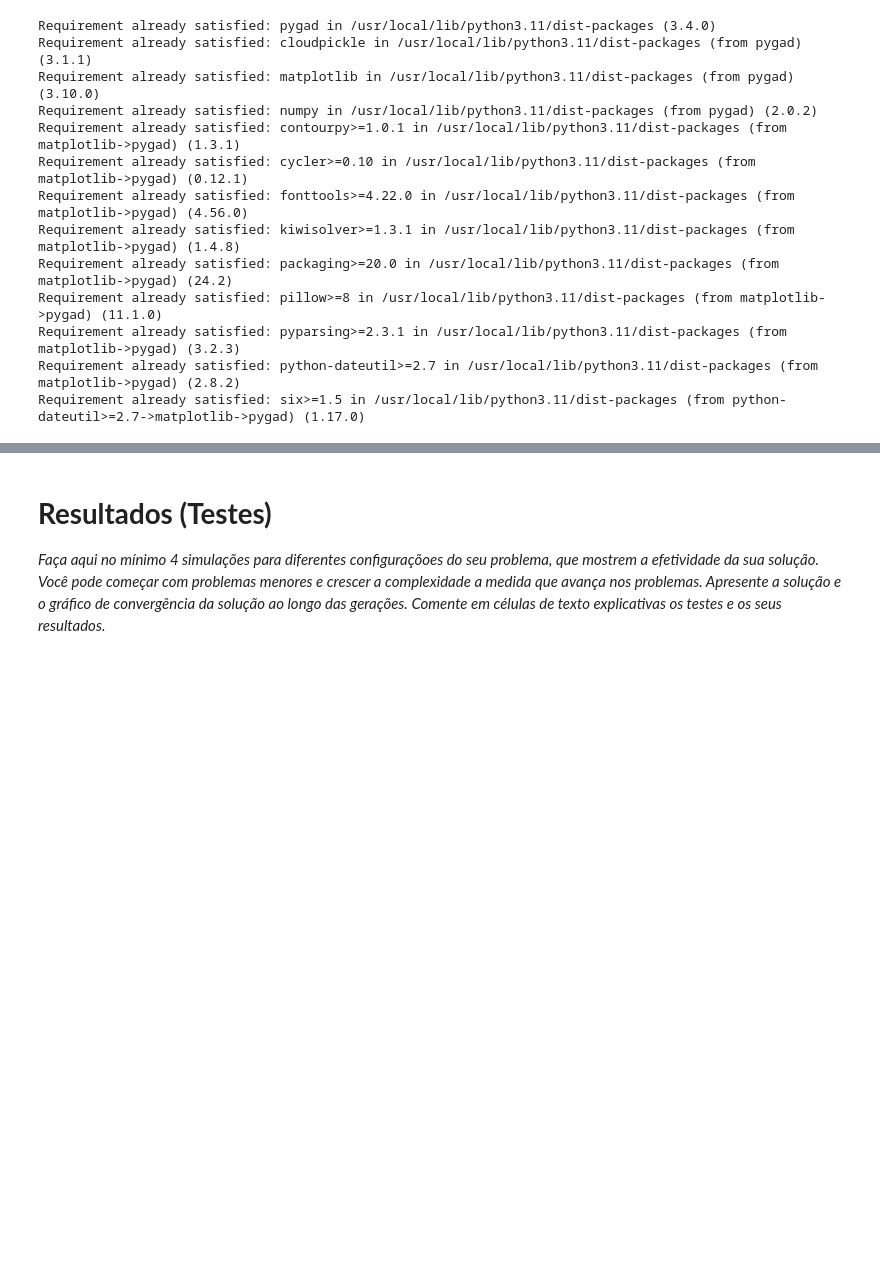
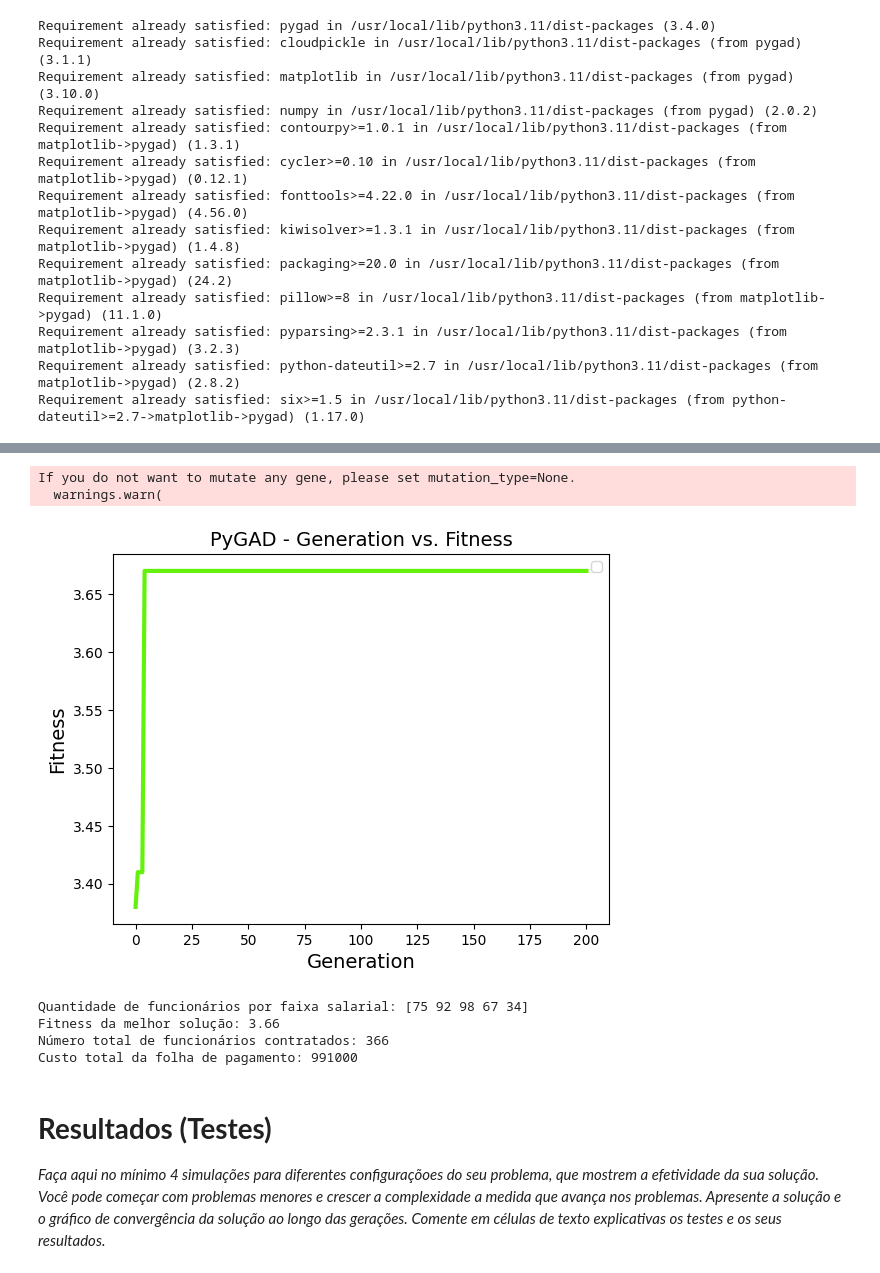
Before and after one commit to enzomaeda1/Computacao-Paralela, a Jupyter notebook: A3_GeneticAlgorithms.ipynb, the cells around one changed output, grey strips where cells are left out. Cells and saved outputs as stored; diff of their text form; code cells hidden in the pictures; blank space fills up the shorter version.

```diff
--- a/A3_GeneticAlgorithms.ipynb
+++ b/A3_GeneticAlgorithms.ipynb
@@ -141,0 +142,70 @@ Best fitness value reached after 38 generations.
+# %%
+import pygad
+import numpy as np
+
+# Salário dos funcionários em diferentes faixas
+fatores = {
+    "salario1": 1000,
+    "salario2": 2000,
+    "salario3": 3000,
+    "salario4": 4000,
+    "salario5": 5000
+}
+
+# Lista de valores dos fatores
+function_inputs = np.array(list(fatores.values()))
+# Orçamento máximo
+orcamento_maximo = 1000000  # Pode ser ajustado conforme o caso real
+# Quantidade desejada de funcionários
+quantidade_desejada = 100
+
+def fitness_func(ga_instance, solution, solution_idx):
+    total_funcionarios = np.sum(solution)
+    total_custo = np.sum(solution * function_inputs)
+
+    if total_custo > orcamento_maximo:
+        return 0  # Penaliza soluções que ultrapassam o orçamento
+
+    fitness = total_funcionarios / quantidade_desejada  # Maximiza o número de funcionários
+    return fitness
+
+num_generations = 200  # Número de gerações
+num_parents_mating = 10  # Quantidade de pais selecionados
+
+sol_per_pop = 20  # Tamanho da população
+num_genes = len(function_inputs)
+
+def on_generation(ga_instance):
+    print(f"Geração: {ga_instance.generations_completed}")
+    print(f"Melhor Fitness: {ga_instance.best_solution()[1]}")
+
+
+
+
+# Configuração do Algoritmo Genético
+ga_instance = pygad.GA(
+    num_generations=num_generations,
+    num_parents_mating=num_parents_mating,
+    sol_per_pop=sol_per_pop,
+    num_genes=num_genes,
+    fitness_func=fitness_func,
+    on_generation=on_generation,
+    init_range_low=0,
+    init_range_high=100,
+    gene_type = int
+)
+
+# Executa o algoritmo
+ga_instance.run()
+ga_instance.plot_fitness()
+
+# Exibe os melhores resultados
+solution, solution_fitness, solution_idx = ga_instance.best_solution()
+print(f"Quantidade de funcionários por faixa salarial: {solution}")
+print(f"Fitness da melhor solução: {solution_fitness}")
+
+total_funcionarios = np.sum(solution)
+total_custo = np.sum(solution * function_inputs)
+print(f"Número total de funcionários contratados: {int(total_funcionarios)}")
+print(f"Custo total da folha de pagamento: {total_custo}")
+# %% [output]
@@ -142,3 +229,10 @@ Best fitness value reached after 38 generations.
+If you do not want to mutate any gene, please set mutation_type=None.
+  warnings.warn(
+[figure, added]
+Quantidade de funcionários por faixa salarial: [75 92 98 67 34]
+Fitness da melhor solução: 3.66
+Número total de funcionários contratados: 366
+Custo total da folha de pagamento: 991000
 # %% [markdown]
 # **Resultados (Testes)**
 
```
Also changed, not shown: parts of 2 cells of this notebook.
